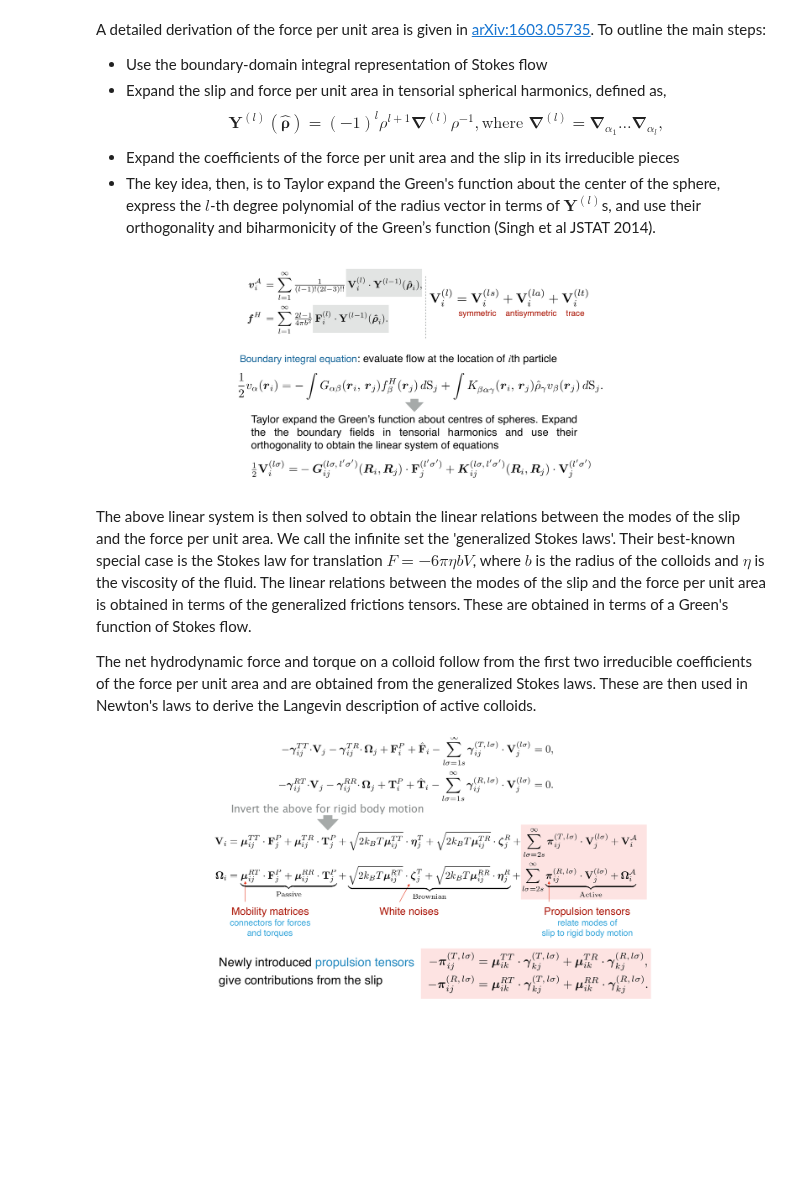
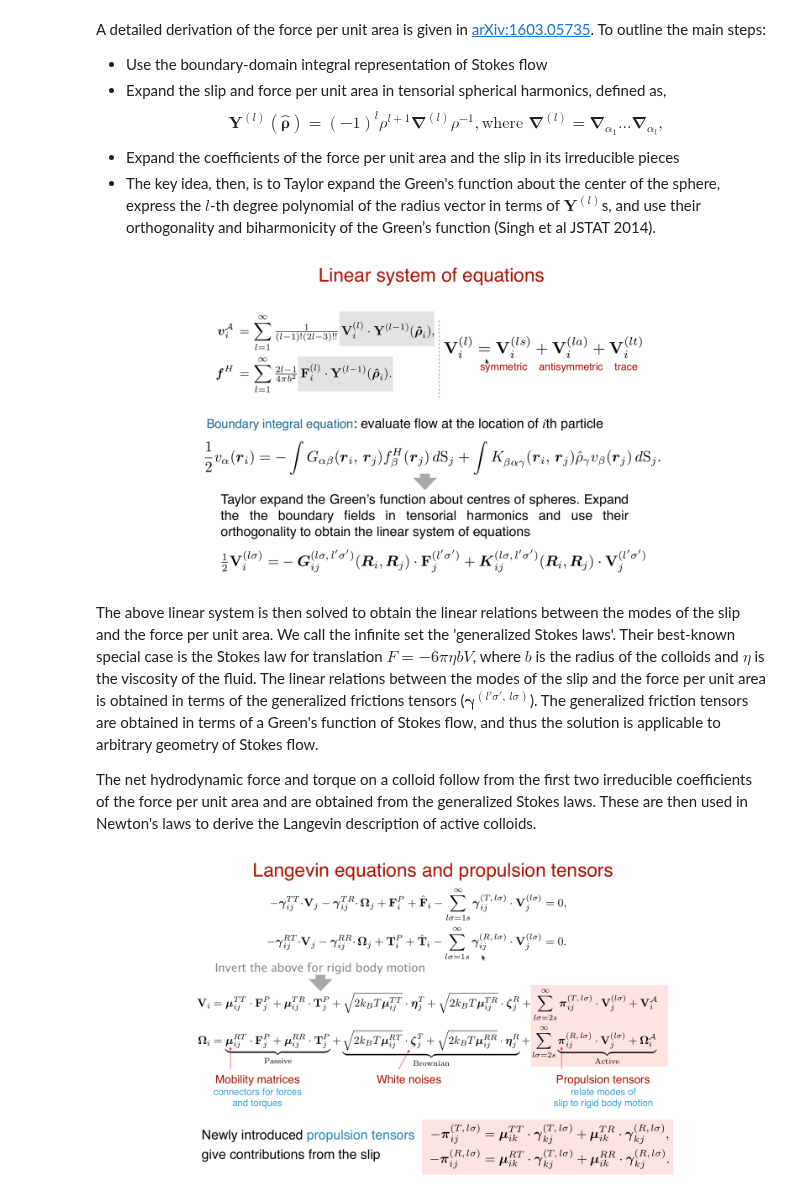
Before and after one commit to rajeshrinet/compPhy, a Jupyter notebook: notebooks/2018/activeColloids.ipynb, the cells around one changed output. Drawn from its saved outputs; the diff is of its cells as text; code cells hidden in the pictures; blank space fills up the shorter version.

```diff
--- a/notebooks/2018/activeColloids.ipynb
+++ b/notebooks/2018/activeColloids.ipynb
@@ -54,16 +54,16 @@ A detailed derivation of the force per unit area is given in [arXiv:1603.05735](
 * The key idea, then, is to Taylor expand the Green's function about the center of the sphere, express the $l$-th degree polynomial of the radius vector in terms of $\mathbf{Y}^{(l)}$s, and use their orthogonality and biharmonicity of the Green’s function (Singh et al JSTAT 2014).
 # %%
 from IPython.core.display import Image
-Image(filename='linearSystem.png')
+Image(filename='plots/linearSystem.png')
 # %% [output]
-[figure, old version]
+[figure, new version]
 # %% [markdown]
-The above linear system is then solved to obtain the linear relations between the modes of the slip and the force per unit area. We call the infinite set the 'generalized Stokes laws'. Their best-known special case is the Stokes law for translation $F=-6\pi\eta b V$, where $b$ is the radius of the colloids and $\eta$ is the viscosity of the fluid. The linear relations between the modes of the slip and the force per unit area is obtained in terms of the generalized frictions tensors. These are obtained in terms of a Green's function of Stokes flow.
+The above linear system is then solved to obtain the linear relations between the modes of the slip and the force per unit area. We call the infinite set the 'generalized Stokes laws'. Their best-known special case is the Stokes law for translation $F=-6\pi\eta b V$, where $b$ is the radius of the colloids and $\eta$ is the viscosity of the fluid. The linear relations between the modes of the slip and the force per unit area is obtained in terms of the generalized frictions tensors ($\boldsymbol{\gamma}^{(l'\sigma',\,l\sigma)}$). The generalized friction tensors are obtained in terms of a Green's function of Stokes flow, and thus the solution is applicable to arbitrary geometry of Stokes flow.
 
 The net hydrodynamic force and torque on a colloid follow from the first two irreducible coefficients of the force per unit area and are obtained from the generalized Stokes laws. These are then used in Newton's laws to derive the Langevin description of active colloids.
 # %%
 from IPython.core.display import Image
-Image(filename='langevin.png')
+Image(filename='plots/langevin.png')
 # %% [output]
-[figure, old version]
+[figure, new version]
 # %% [markdown]
```
Also changed, not shown: parts of 3 cells of this notebook, 4 other files.
